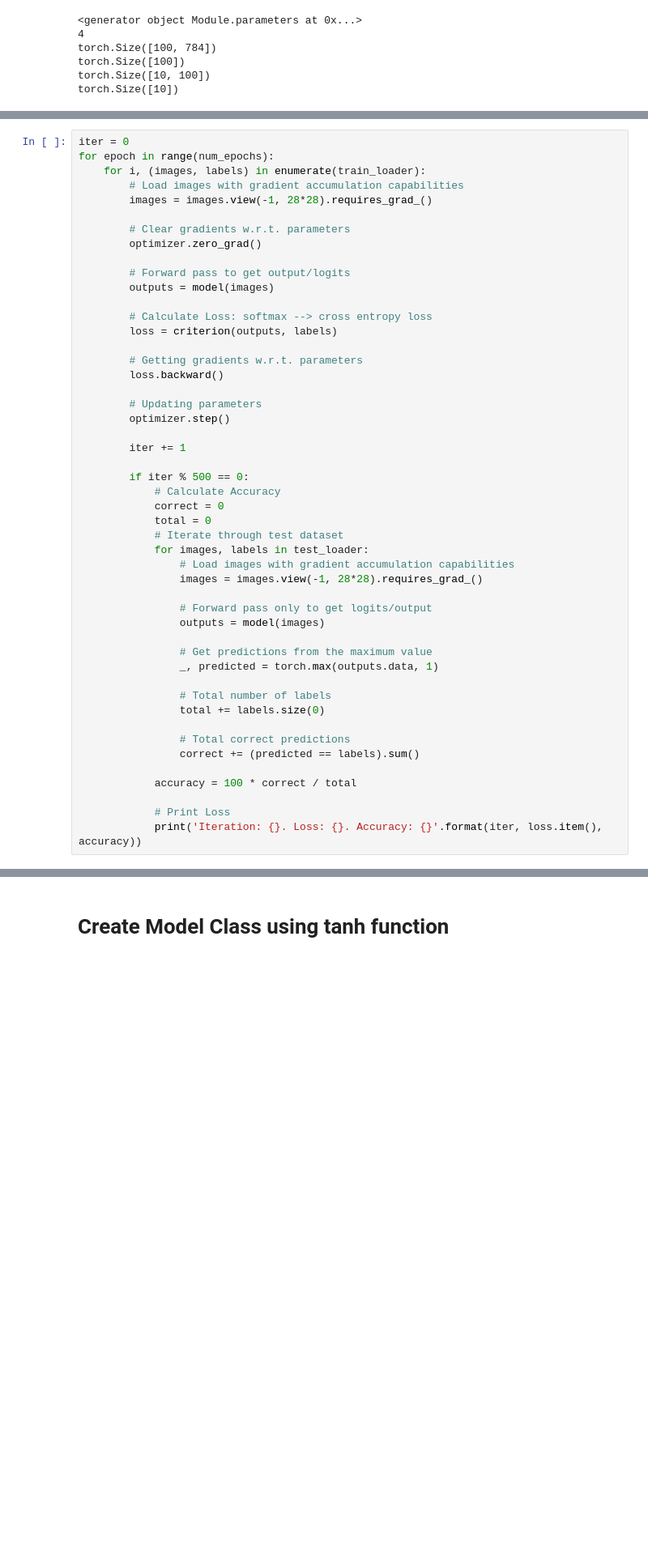
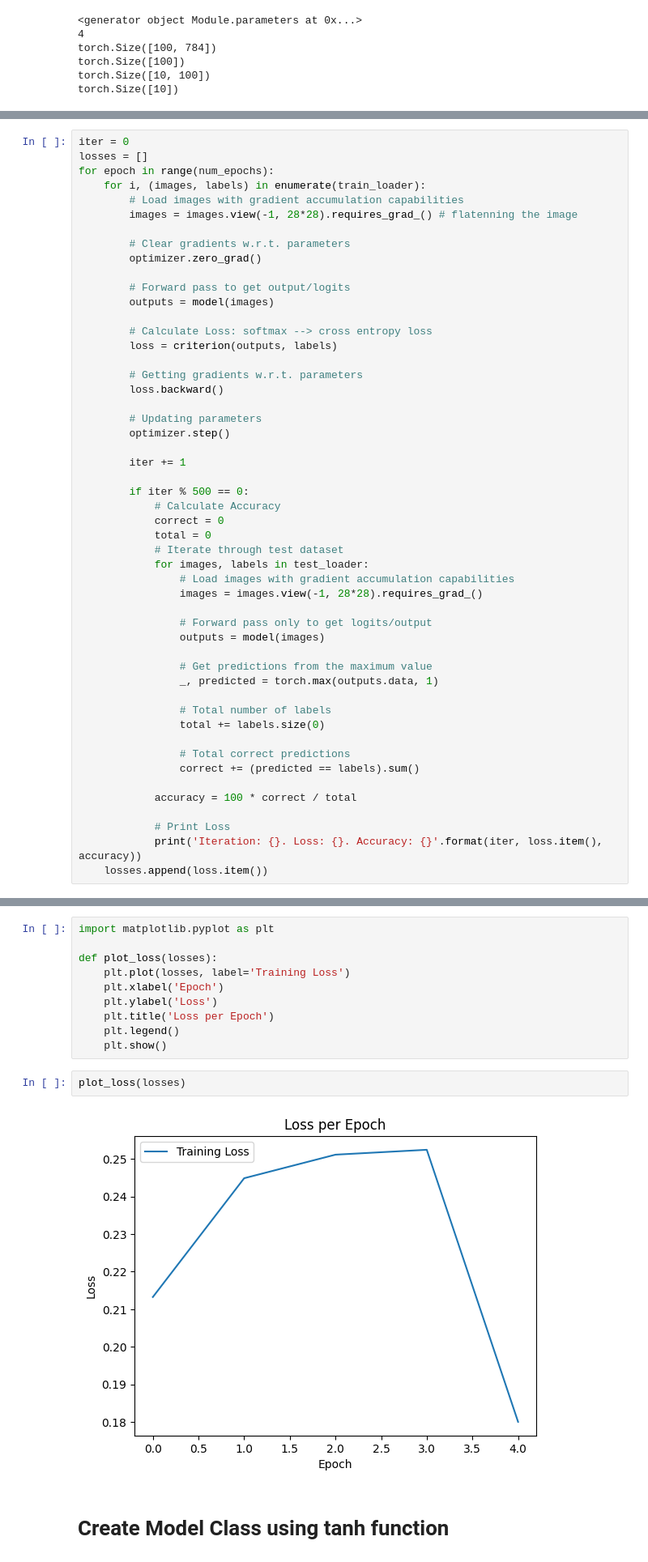
Before and after one commit to ainimesh/AIML-Coding-Lab-Material, a Jupyter notebook: Basics_of_NN_Pytorch.ipynb, the cells around one changed output, grey strips where cells are left out. Shown: that part at 81% size. Cells and saved outputs as stored; diff of their text form; blank space fills up the shorter version.

```diff
--- a/Basics_of_NN_Pytorch.ipynb
+++ b/Basics_of_NN_Pytorch.ipynb
@@ -225,10 +249,11 @@ torch.Size([10])
         7. REPEAT
 # %%
 iter = 0
+losses = []
 for epoch in range(num_epochs):
     for i, (images, labels) in enumerate(train_loader):
         # Load images with gradient accumulation capabilities
-        images = images.view(-1, 28*28).requires_grad_()
+        images = images.view(-1, 28*28).requires_grad_() # flatenning the image
 
         # Clear gradients w.r.t. parameters
         optimizer.zero_grad()
@@ -272,4 +297,5 @@ for epoch in range(num_epochs):
 
             # Print Loss
             print('Iteration: {}. Loss: {}. Accuracy: {}'.format(iter, loss.item(), accuracy))
+    losses.append(loss.item())
 # %% [output]
@@ -282,3 +310,17 @@ Iteration: 3000. Loss: 0.4172280430793762. Accuracy: 92.08000183105469
+# %%
+import matplotlib.pyplot as plt
+
+def plot_loss(losses):
+    plt.plot(losses, label='Training Loss')
+    plt.xlabel('Epoch')
+    plt.ylabel('Loss')
+    plt.title('Loss per Epoch')
+    plt.legend()
+    plt.show()
+# %%
+plot_loss(losses)
+# %% [output]
+[figure, added]
 # %% [markdown]
 # **Create Model Class using tanh function**
 # %%
```
Also changed, not shown: parts of 19 cells of this notebook, 9 other files.
